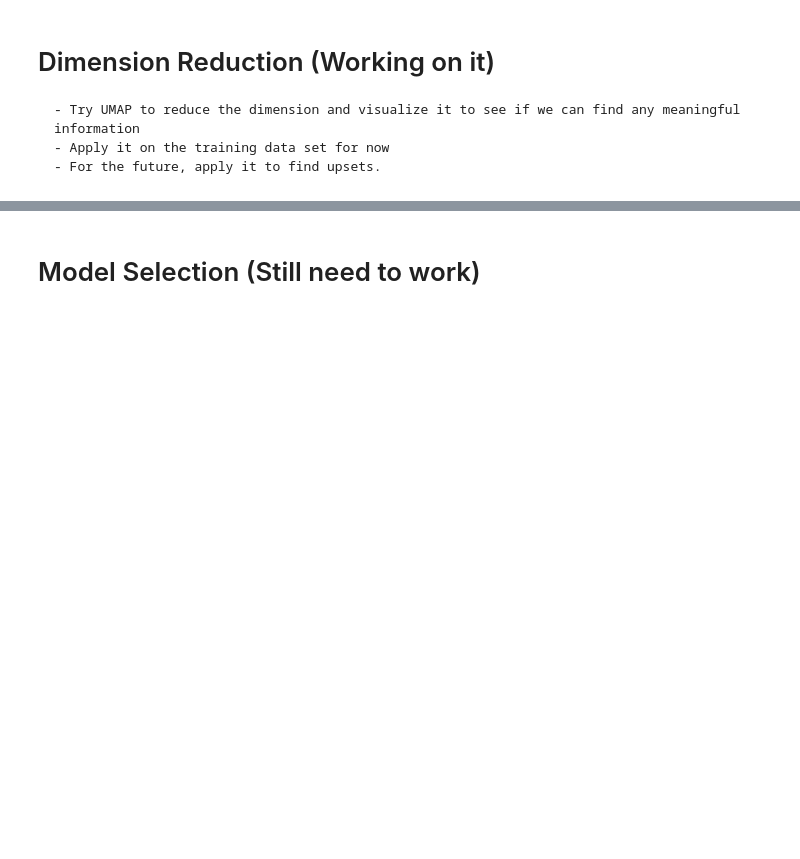
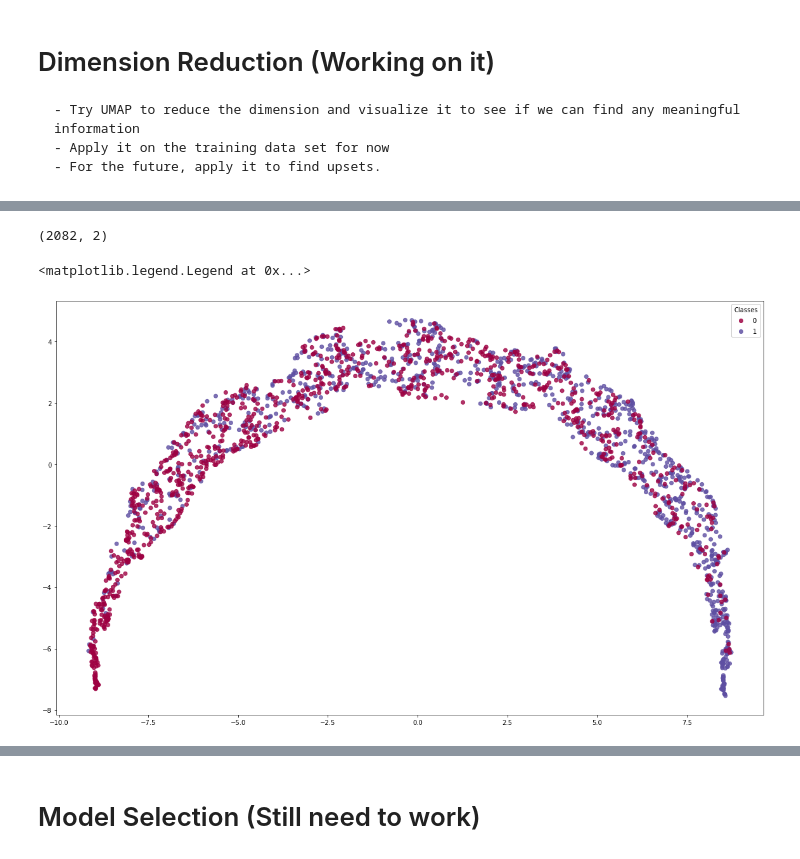
Before and after one commit to YT-Hwang/Kaggle_Competion, a Jupyter notebook: Google Cloud & NCAA® ML Competition 2020-NCAAM/2019 Season Simulation/2019 Simulation.ipynb, the cells around one changed output, grey strips where cells are left out. Drawn from its saved outputs; the diff is of its cells as text; code cells hidden in the pictures; blank space fills up the shorter version.

```diff
--- a/Google Cloud & NCAA® ML Competition 2020-NCAAM/2019 Season Simulation/2019 Simulation.ipynb
+++ b/Google Cloud & NCAA® ML Competition 2020-NCAAM/2019 Season Simulation/2019 Simulation.ipynb
@@ -1386,19 +1386,33 @@ training_data
 # %%
+from sklearn.feature_selection import SelectKBest
+from sklearn.feature_selection import f_regression
+
+
 #training_data_important = training_data[['Seed_diff', 'Team_Winrate', 'Opp_Team_Winrate', 'TeamID', 'Opp_TeamID', 'Pred']]
 training_data_important = training_data
 
 
 features = training_data_important.drop('Pred', axis = 1)
-label = training_data_important['Pred']
+labels = training_data_important['Pred']
 
 scaler = MinMaxScaler()
 scaler.fit(features)
-features = scaler.transform(features)
+features_scaled = scaler.transform(features)
 
 
+fs = SelectKBest(score_func=f_regression, k=9)
 
-reducer = umap.UMAP()
-embedding = reducer.fit_transform(features)
-embedding.shape
+
+# apply feature selection
+#X_selected = fs.fit_transform(features_scaled, labels)
+
+
+fs.fit(features_scaled, labels)
+# Get columns to keep and create new dataframe with those only
+cols = fs.get_support(indices=True)
+features = features.iloc[:,cols]
+
+
+features
 # %% [output]
 MinMaxScaler(copy=True, feature_range=(0, 1))
@@ -1406,3 +1433,9 @@ MinMaxScaler(copy=True, feature_range=(0, 1))
+# %%
+reducer = umap.UMAP()
+embedding = reducer.fit_transform(features)
+embedding.shape
+# %% [output]
+(2082, 2)
 # %%
 new_label = []
 new_names = []
@@ -1413,6 +1446,30 @@ for i in label:
         new_names.append('Win')
 
 new_label = np.asarray(new_label)
+# %%
+import matplotlib.cm as cm
+
+rcParams['figure.figsize'] = 20, 12
+
+N = 45
+x, y = embedding[:, 0], embedding[:, 1]
+c = labels
+
+
+#s = np.random.randint(10, 220, size=N)
+
+fig, ax = plt.subplots()
+
+scatter = ax.scatter(x, y, c=c, alpha=0.8, cmap=cm.Spectral)
+
+legend1 = ax.legend(*scatter.legend_elements(), loc="best", title="Classes")
+ax.add_artist(legend1)
+
+
+plt.show()
+# %% [output]
+<matplotlib.legend.Legend at 0x...>
+[figure, added]
 # %%
 rcParams['figure.figsize'] = 25, 12
 
```
Also changed, not shown: parts of 40 cells of this notebook, 2 other files.
